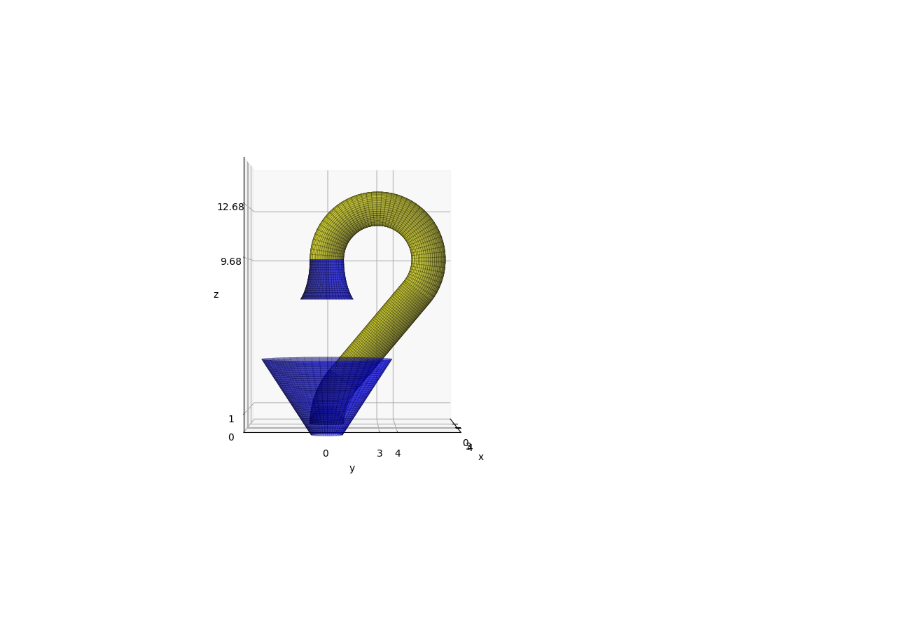
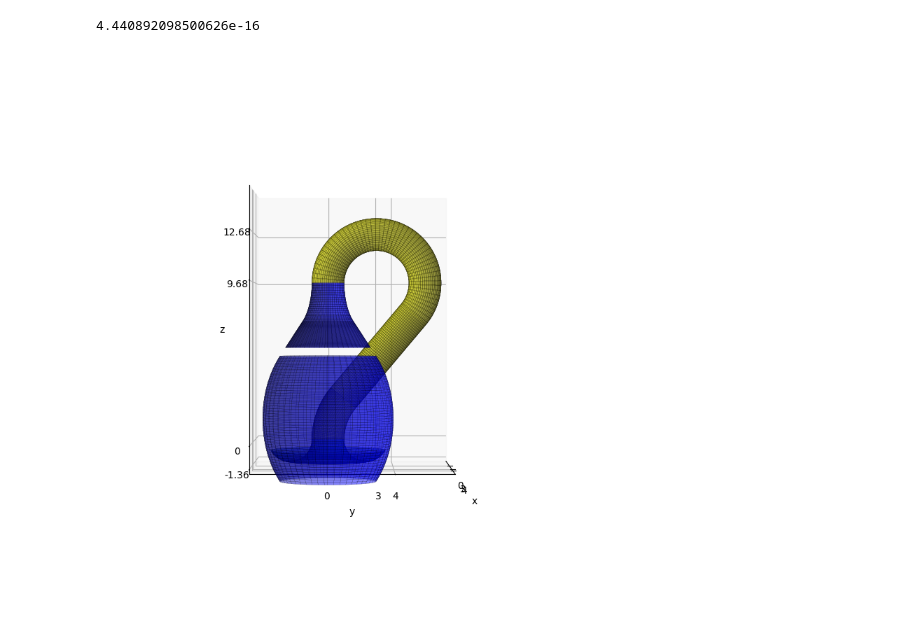
Before and after one commit to RosieSB/crochet-maths, a Jupyter notebook: tmp.ipynb, the cells around one changed output. Drawn from its saved outputs; the diff is of its cells as text; code cells hidden in the pictures.

```diff
--- a/tmp.ipynb
+++ b/tmp.ipynb
@@ -17,7 +17,7 @@ theta = .7
 phi = .5
 
 h = (a+b+(a-b)*np.cos(theta))/np.sin(theta)
-d = p#((c+p)*(1-np.cos(phi)) -h*np.sin(phi))/2
+d = (p*np.sin(phi)*np.sin(alpha)+p-h*np.sin(phi)*np.cos(alpha)+c*np.cos(alpha)-(p+c)*np.cos(phi)*np.cos(alpha))/(np.sin(phi)*np.sin(alpha)+np.cos(alpha)+1)
 
 P = np.array([0,a*(1+np.cos(theta)),h-a*np.sin(theta)])
 Q = np.array([0,b*(1-np.cos(theta)),b*np.sin(theta)])
@@ -30,7 +30,9 @@ C=np.array([0,0,(p-d)*np.tan(alpha)])
 Z=np.array([0,p-d-d*np.cos(alpha),d*np.sin(alpha)])
 CZ=Z-C
 magCZ = np.sqrt(CZ[1]**2+CZ[2]**2)
-X = np.array([0,magCZ*np.cos(phi),(p-d)*np.tan(alpha)+magCZ*np.sin(phi)])
+print(magCZ-(p-d)/np.cos(alpha)+d)
+
+X = np.array([0,((p-d)/np.cos(alpha)-d)*np.cos(phi),(p-d)*np.tan(alpha) + ((p-d)/np.cos(alpha)-d)*np.sin(phi)])
 Y = np.array([0,p+c-c*np.cos(phi),h-c*np.sin(phi)])
 
 #Figure
@@ -52,8 +54,9 @@ N = (1,0,0)
 B = (0,1,0)
 
 #Radius function
-r = np.sqrt(magCZ**2-(u-(p-d)*np.tan(alpha))**2)
-rdot = -u/np.sqrt(magCZ**2-(u-(p-d)*np.tan(alpha))**2)
+r = np.sqrt( ((p-d)/np.cos(alpha)-d)**2-(u-(p-d)*np.tan(alpha))**2 )
+#r = np.sqrt(magCZ**2-(u-(p-d)*np.tan(alpha))**2)
+rdot = -(u-(p-d)*np.tan(alpha))/np.sqrt(((p-d)/np.cos(alpha)-d)**2-(u-(p-d)*np.tan(alpha))**2 )
 
 x = gamma[0] - r*rdot*T[0] + r*np.sqrt(1-(rdot)**2)*(N[0]*np.cos(v)+B[0]*np.sin(v))
 y = gamma[1] - r*rdot*T[1] + r*np.sqrt(1-(rdot)**2)*(N[1]*np.cos(v)+B[1]*np.sin(v))
@@ -76,7 +79,7 @@ N = (1,0,0)
 B = (0,1,0)
 
 #Radius function
-r = (p-2*d)/np.cos(phi)-u*np.tan(phi)
+r = h*np.tan(phi)-c/np.cos(phi)+(p+c)-u*np.tan(phi)
 rdot = -np.tan(phi)
 
 x = gamma[0] - r*rdot*T[0] + r*np.sqrt(1-(rdot)**2)*(N[0]*np.cos(v)+B[0]*np.sin(v))
@@ -180,40 +183,38 @@ z = gamma[2] - r*rdot*T[2] + r*np.sqrt(1-(rdot)**2)*(N[2]*np.cos(v)+B[2]*np.sin(
 ax.plot_surface(x, y, z, color = 'yellow', edgecolor = 'black', linewidth = .1, alpha = .5)
 
 #Base
-u = np.linspace(0, np.pi, 50)
+u = np.linspace(0, np.pi-alpha, 50)
 v = np.linspace(0, 2 * np.pi, 50)
 u, v = np.meshgrid(u, v)
 
-R = p-d
-r = -d
-
-x = (R - r * np.cos(u)) * np.sin(v)
-y = (R - r * np.cos(u)) * np.cos(v)
-z = -r * np.sin(u)
+x = (p-d+d*np.cos(u)) * np.sin(v)
+y = (p-d+d*np.cos(u)) * np.cos(v)
+z = d*np.sin(u)
 ax.plot_surface(x, y, z, edgecolor='black', linewidth=.1, alpha=0.5)
 
 #Axis labels
 ax.set_xlabel('x')
 ax.set_ylabel('y')
 ax.set_zlabel('z')
 
 ax.set(xlim=(-1.5*a,2.5*a), ylim=(-1.5*a,2.5*a), zlim=(1.2*d,1.2*(h+a)))
 
 #Ticks
 
 if b<=a:
     ax.set_xticks([0,b,a], labels=["0", str(b), str(a)])
     ax.set_yticks([0,b,a], labels=["0", str(b), str(a)])
 else:
     ax.set_xticks([0,a,b], labels=["0", str(a), str(b)])
     ax.set_yticks([0,a,b], labels=["0", str(a), str(b)])
 
 ax.set_zticks([d, 0,h,h+a], labels=[str(np.round(d,dp)), "0", str(float(np.round(h,dp))), str(float(np.round(h+a,dp)))])
 
 ax.set_aspect('equal')
 
 ax.view_init(elev=0, azim=0, roll=0)
 
 plt.show()
 # %% [output]
+4.440892098500626e-16
-[figure, old version]
+[figure, new version]
```
